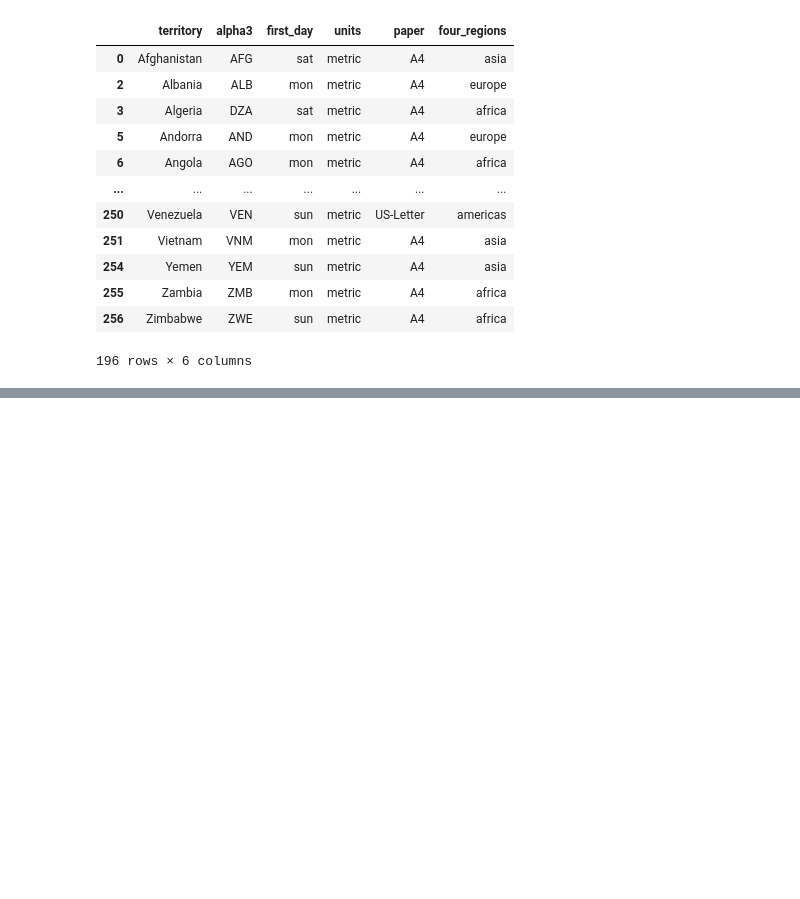
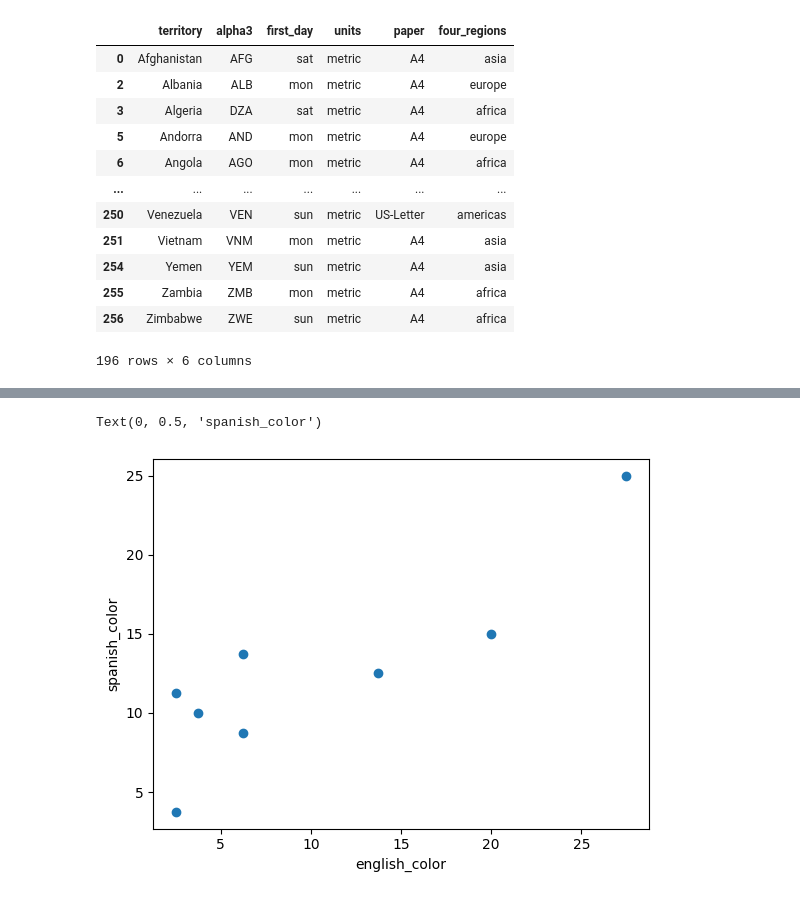
Before and after one commit to m-ony/mineria-de-datos, a Jupyter notebook: Minería_de_Datos.ipynb, the cells around one changed output, grey strips where cells are left out. Saved outputs shown, nothing was run; the diff lists cells and outputs as text; code cells hidden in the pictures; blank space fills up the shorter version.

```diff
--- a/Minería_de_Datos.ipynb
+++ b/Minería_de_Datos.ipynb
@@ -2456,0 +2538,3 @@ day_reg.dropna()
+# %%
+tsimane_df = df['tsimane_color'].value_counts().reset_index()
+tsimane_df
@@ -2456,0 +2551,3 @@ day_reg.dropna()
+# %%
+tsimane_df['sp_color_percentage'] = tsimane_df['count'] / tsimane_df['count'].sum() * 100
+tsimane_df
@@ -2456,0 +2588,3 @@ day_reg.dropna()
+# %%
+corr_ing_t = pd.merge(english_df, tsimane_df, left_on='english_color', right_on='tsimane_color', how='left')
+corr_ing_t
@@ -2456,0 +2615,7 @@ day_reg.dropna()
+# %%
+plt.scatter(corr_ing_t['sp_color_percentage_x'], corr_ing_t['sp_color_percentage_y'])
+plt.xlabel('english_color')
+plt.ylabel('spanish_color')
+# %% [output]
+Text(0, 0.5, 'spanish_color')
+[figure, added]
```
Also changed, not shown: parts of 14 cells of this notebook.
